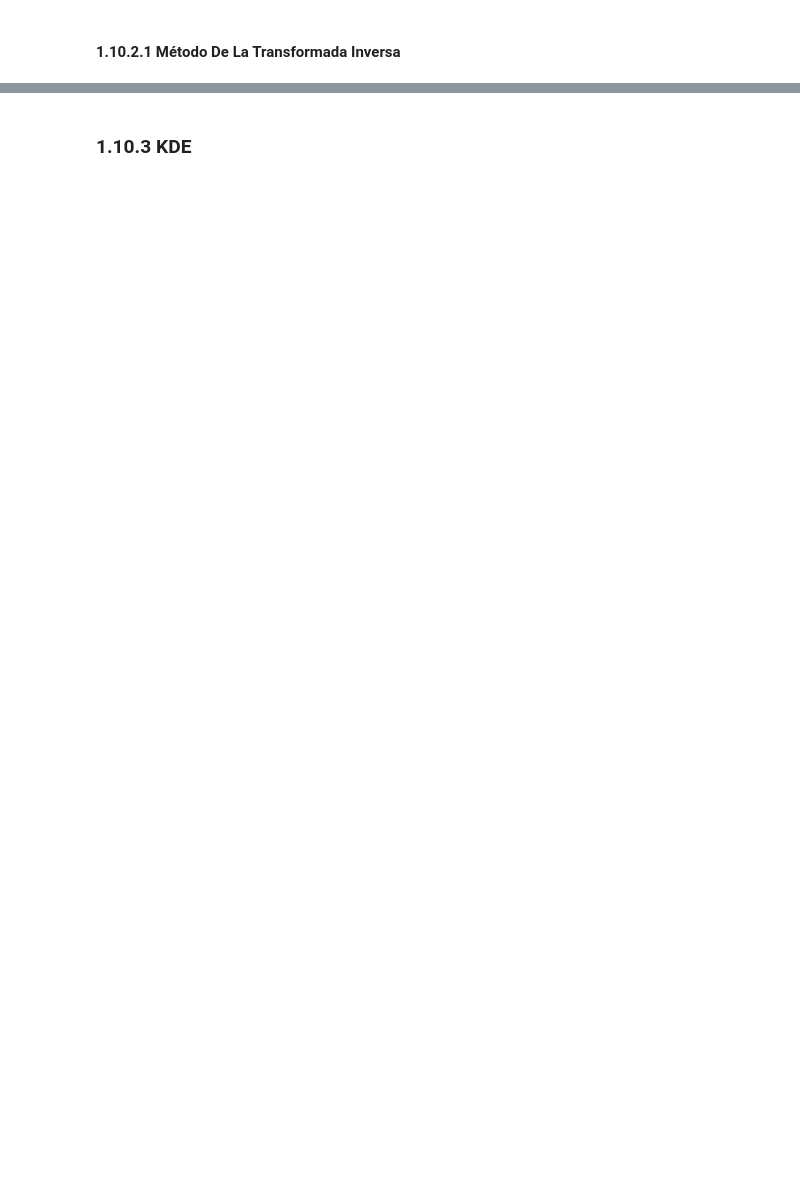
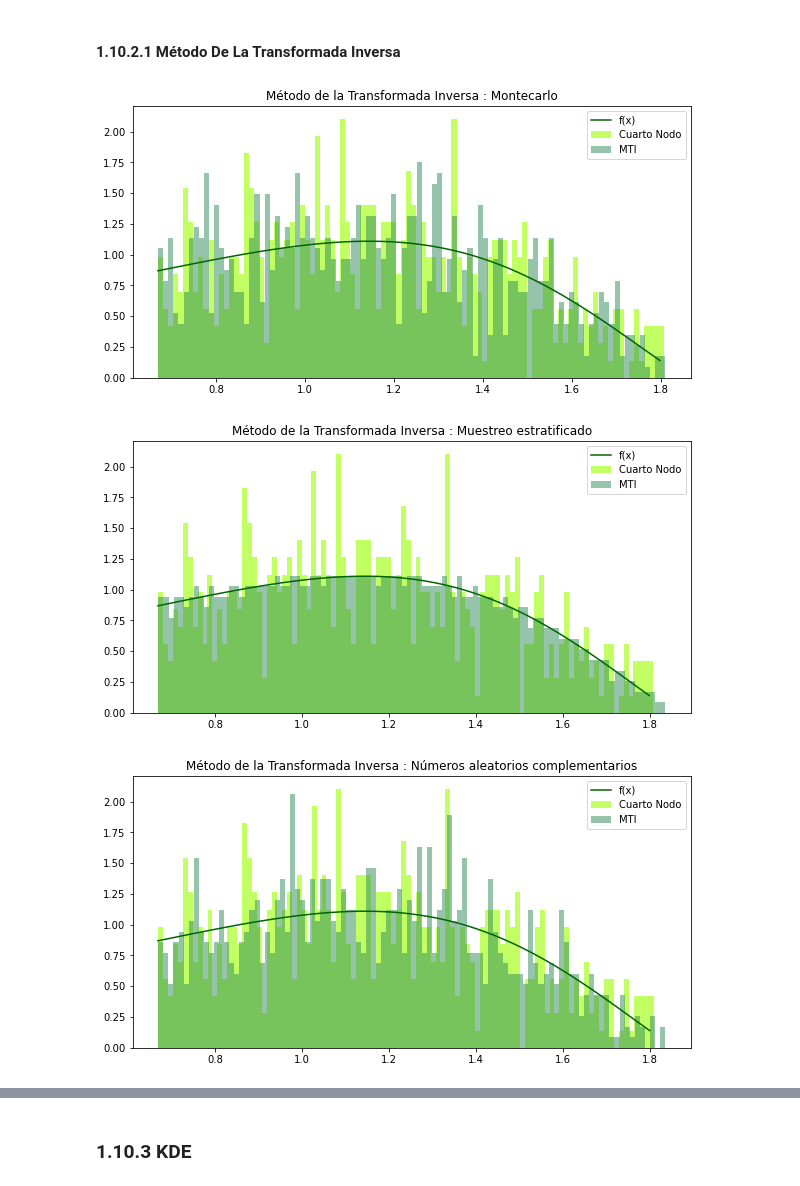
Before and after one commit to EMarquez7/Proyecto_DALopez_EMarquez, a Jupyter notebook: ProyectoModulo1_LazarenoD_DelgadoE.ipynb, the cells around one changed output, grey strips where cells are left out. Drawn from its saved outputs; the diff is of its cells as text; code cells hidden in the pictures; blank space fills up the shorter version.

```diff
--- a/ProyectoModulo1_LazarenoD_DelgadoE.ipynb
+++ b/ProyectoModulo1_LazarenoD_DelgadoE.ipynb
@@ -804,2 +836,9 @@ boxAndHistPlot(data4_log, (15, 3), "lime", "Cuarto Nodo: In(Betas)")
 # %% [markdown]
 #### 1.10.2.1 Método De La Transformada Inversa
+# %%
+x4 = [inverseTransform(data4, 1000, "genhalflogistic", method, "Cuarto Nodo", ["greenyellow", "darkgreen", "seagreen"])
+      for method in methods]
+# %% [output]
+[figure, added]
+[figure, added]
+[figure, added]
```
Also changed, not shown: parts of 22 cells of this notebook.
